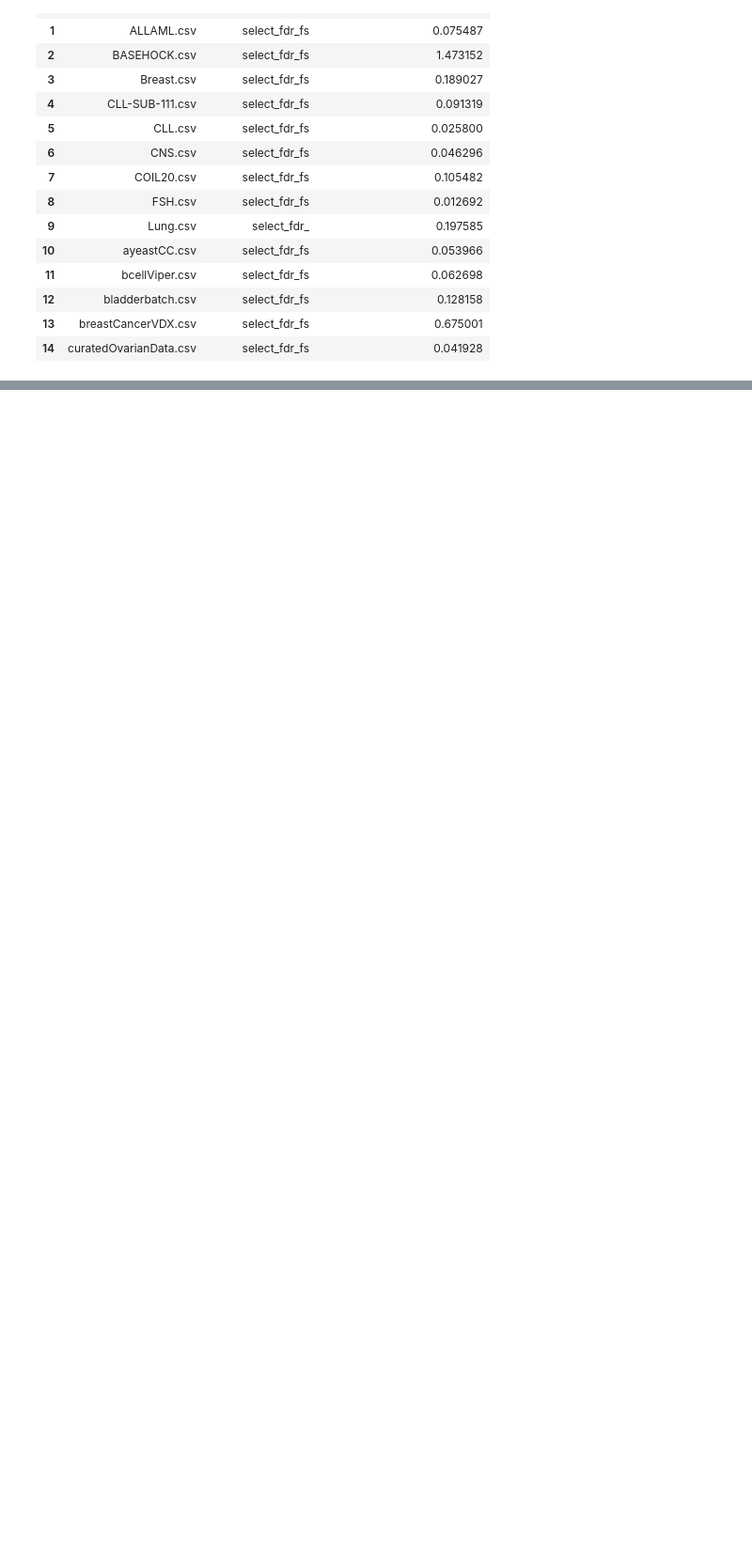
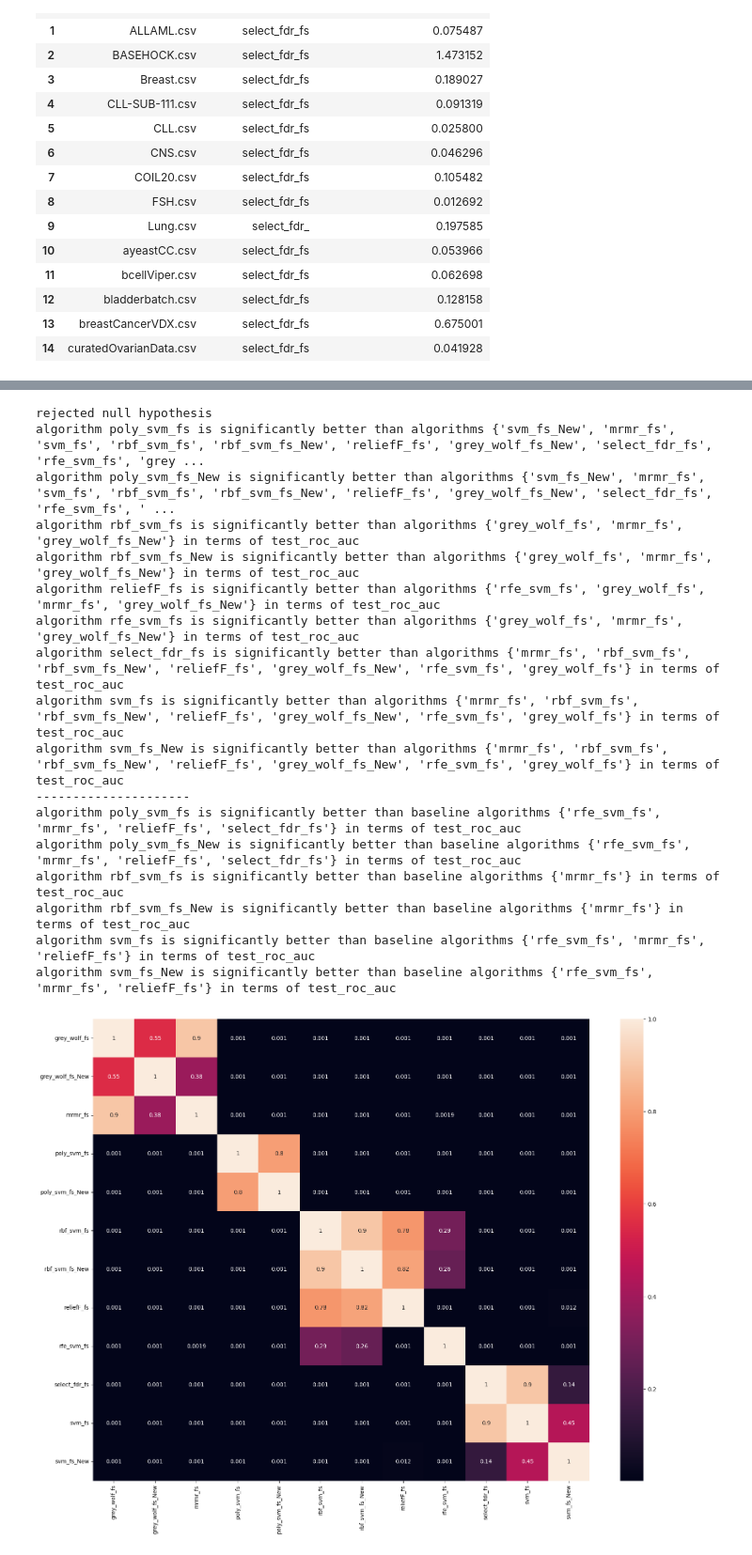
Before and after one commit to TzviLederer/feature-selection, a Jupyter notebook: analyse_results.ipynb, the cells around one changed output, grey strips where cells are left out. Shown at 94% size. Cells and saved outputs as stored; diff of their text form; code cells hidden in the pictures; blank space fills up the shorter version.

```diff
--- a/analyse_results.ipynb
+++ b/analyse_results.ipynb
@@ -80,0 +79,22 @@ max_acc
+# %%
+from friedman_posthoc_test import friedman_posthoc_test
+friedman_posthoc_test('unified_df.csv')
+# %% [output]
+rejected null hypothesis
+algorithm poly_svm_fs is significantly better than algorithms {'svm_fs_New', 'mrmr_fs', 'svm_fs', 'rbf_svm_fs', 'rbf_svm_fs_New', 'reliefF_fs', 'grey_wolf_fs_New', 'select_fdr_fs', 'rfe_svm_fs', 'grey ...
+algorithm poly_svm_fs_New is significantly better than algorithms {'svm_fs_New', 'mrmr_fs', 'svm_fs', 'rbf_svm_fs', 'rbf_svm_fs_New', 'reliefF_fs', 'grey_wolf_fs_New', 'select_fdr_fs', 'rfe_svm_fs', ' ...
+algorithm rbf_svm_fs is significantly better than algorithms {'grey_wolf_fs', 'mrmr_fs', 'grey_wolf_fs_New'} in terms of test_roc_auc
+algorithm rbf_svm_fs_New is significantly better than algorithms {'grey_wolf_fs', 'mrmr_fs', 'grey_wolf_fs_New'} in terms of test_roc_auc
+algorithm reliefF_fs is significantly better than algorithms {'rfe_svm_fs', 'grey_wolf_fs', 'mrmr_fs', 'grey_wolf_fs_New'} in terms of test_roc_auc
+algorithm rfe_svm_fs is significantly better than algorithms {'grey_wolf_fs', 'mrmr_fs', 'grey_wolf_fs_New'} in terms of test_roc_auc
+algorithm select_fdr_fs is significantly better than algorithms {'mrmr_fs', 'rbf_svm_fs', 'rbf_svm_fs_New', 'reliefF_fs', 'grey_wolf_fs_New', 'rfe_svm_fs', 'grey_wolf_fs'} in terms of test_roc_auc
+algorithm svm_fs is significantly better than algorithms {'mrmr_fs', 'rbf_svm_fs', 'rbf_svm_fs_New', 'reliefF_fs', 'grey_wolf_fs_New', 'rfe_svm_fs', 'grey_wolf_fs'} in terms of test_roc_auc
+algorithm svm_fs_New is significantly better than algorithms {'mrmr_fs', 'rbf_svm_fs', 'rbf_svm_fs_New', 'reliefF_fs', 'grey_wolf_fs_New', 'rfe_svm_fs', 'grey_wolf_fs'} in terms of test_roc_auc
+---------------------
+algorithm poly_svm_fs is significantly better than baseline algorithms {'rfe_svm_fs', 'mrmr_fs', 'reliefF_fs', 'select_fdr_fs'} in terms of test_roc_auc
+algorithm poly_svm_fs_New is significantly better than baseline algorithms {'rfe_svm_fs', 'mrmr_fs', 'reliefF_fs', 'select_fdr_fs'} in terms of test_roc_auc
+algorithm rbf_svm_fs is significantly better than baseline algorithms {'mrmr_fs'} in terms of test_roc_auc
+algorithm rbf_svm_fs_New is significantly better than baseline algorithms {'mrmr_fs'} in terms of test_roc_auc
+algorithm svm_fs is significantly better than baseline algorithms {'rfe_svm_fs', 'mrmr_fs', 'reliefF_fs'} in terms of test_roc_auc
+algorithm svm_fs_New is significantly better than baseline algorithms {'rfe_svm_fs', 'mrmr_fs', 'reliefF_fs'} in terms of test_roc_auc
+[figure, added]
```
Also changed, not shown: parts of 3 cells of this notebook, 14 other files.
